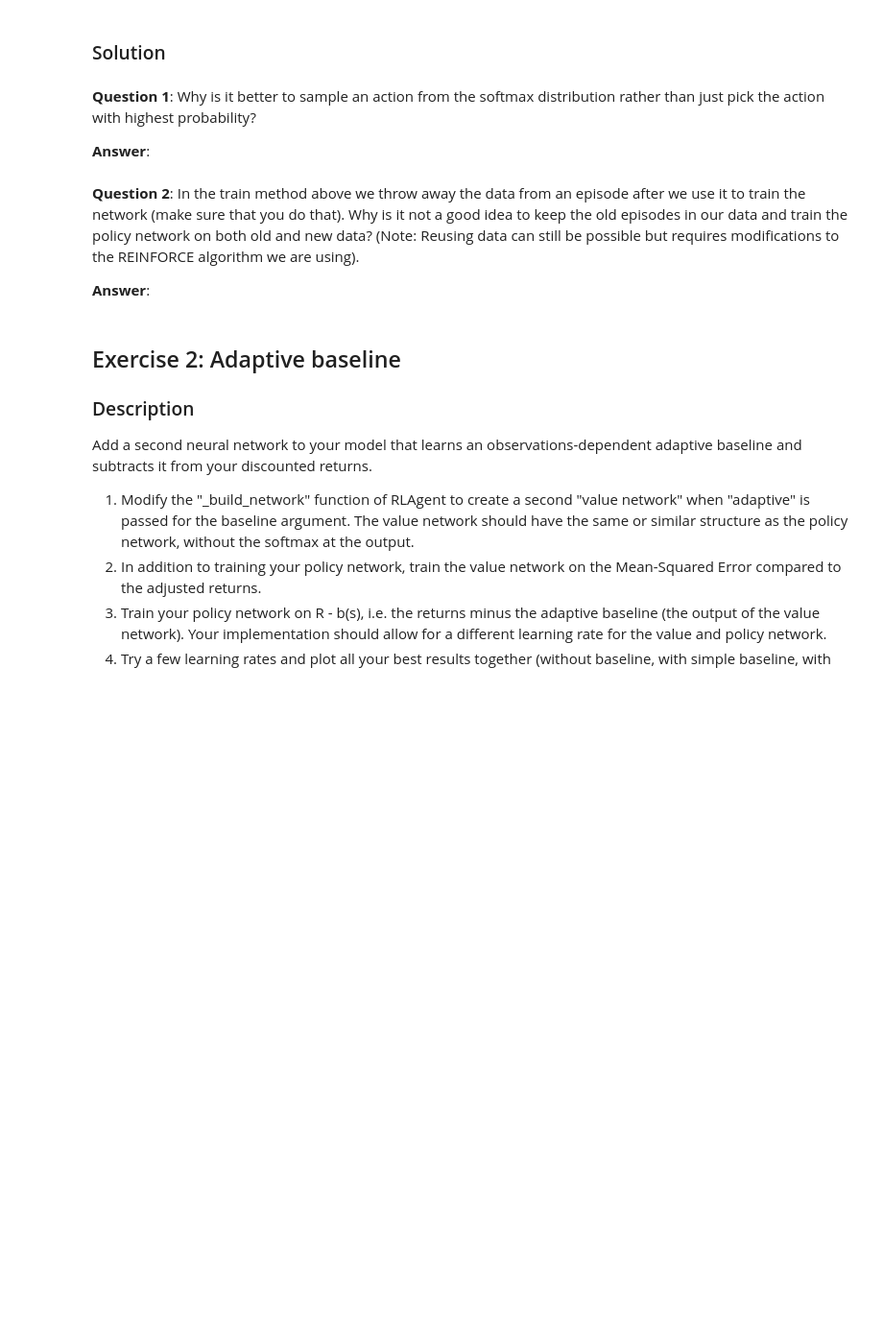
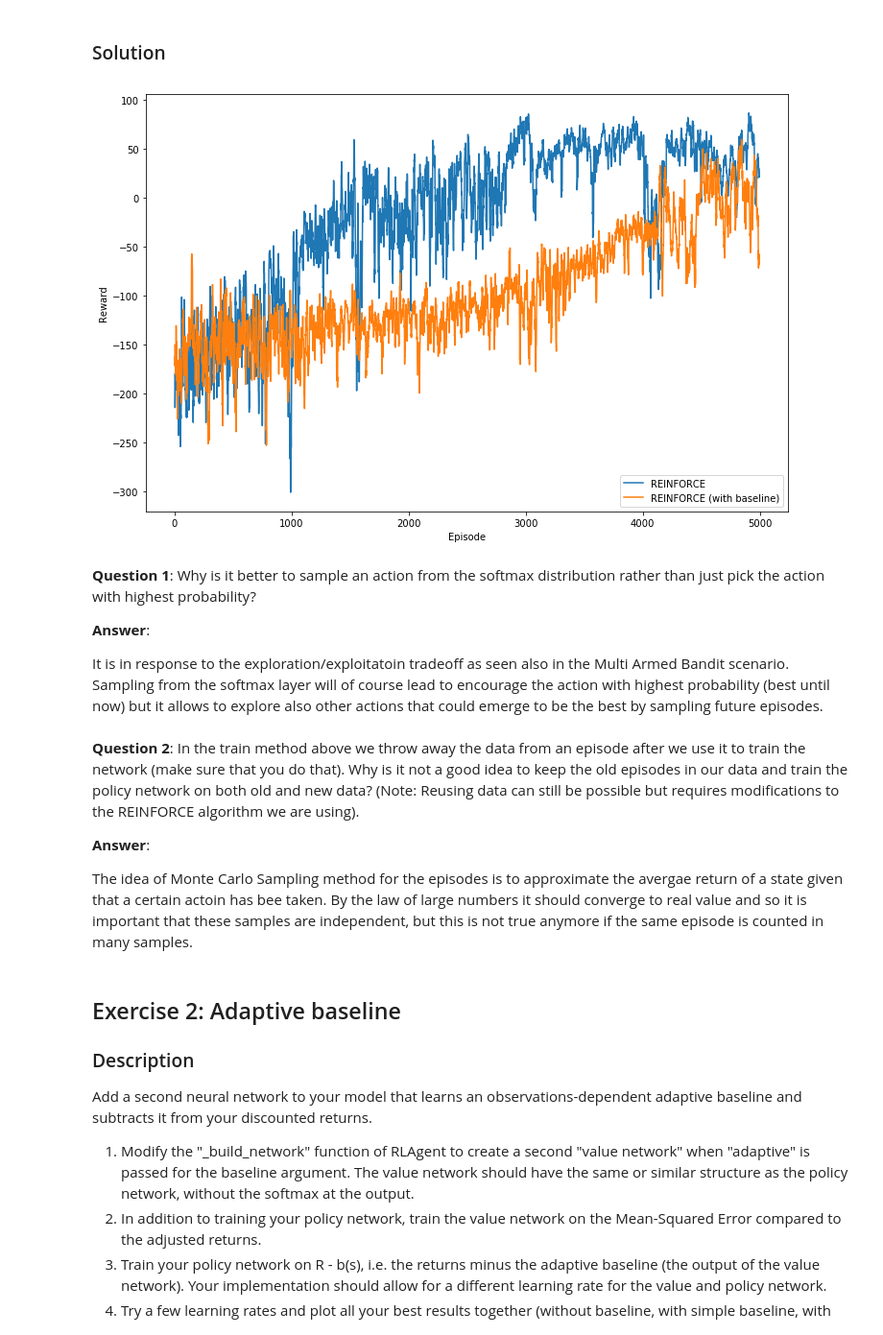
Before and after one commit to FrancescoPase/ANN, a Jupyter notebook: miniproject3_2019.ipynb, the cells around one changed output. Shown: that part at 96% size. Drawn from its saved outputs; the diff is of its cells as text; code cells hidden in the pictures; blank space fills up the shorter version.

```diff
--- a/miniproject3_2019.ipynb
+++ b/miniproject3_2019.ipynb
@@ -205,7 +209,7 @@ This is the method we will call to setup an experiment. Reinforcement learning u
 
 You don't need to add anything here; you will be working directly on the RL agent.
 # %%
-num_episodes = 1000
+num_episodes = 5000
 
 def run_experiment(experiment_name, env, num_episodes, policy_learning_rate = 0.001, value_learning_rate = 0.001,
                    baseline=None, entropy_cost = 0, max_ent_cost = 0):
@@ -443,20 +451,26 @@ WARNING: Running any experiments with the same names (first argument in run_expe
 # %%
 #Supply a filename here to load results from disk
 results = Results()
 policy_learning_rate = 0.001
-#episodes, _ = run_experiment("REINFORCE", discrete_env, num_episodes) #without baseline
-#episodes, _ = run_experiment("REINFORCE (with baseline)", discrete_env, num_episodes, #policy_learning_rate,
-#                             baseline='simple') #simple baseline
+episodes, _ = run_experiment("REINFORCE", discrete_env, num_episodes) #without baseline
+episodes, _ = run_experiment("REINFORCE (with baseline)", discrete_env, num_episodes, policy_learning_rate,
+                             baseline='simple') #simple baseline
+# %% [output]
+[figure, added]
 # %%
 render(episodes[-1], discrete_env)
 # %% [markdown]
 **Question 1**: Why is it better to sample an action from the softmax distribution rather than just pick the action with highest probability?
 
 **Answer**:
+
+It is in response to the exploration/exploitatoin tradeoff as seen also in the Multi Armed Bandit scenario. Sampling from the softmax layer will of course lead to encourage the action with highest probability (best until now) but it allows to explore also other actions that could emerge to be the best by sampling future episodes.
 # %% [markdown]
 **Question 2**: In the train method above we throw away the data from an episode after we use it to train the network (make sure that you do that). Why is it not a good idea to keep the old episodes in our data and train the policy network on both old and new data? (Note: Reusing data can still be possible but requires modifications to the REINFORCE algorithm we are using).
 
 **Answer**:
+
+The idea of Monte Carlo Sampling method for the episodes is to approximate the avergae return of a state given that a certain actoin has bee taken. By the law of large numbers it should converge to real value and so it is important that these samples are independent, but this is not true anymore if the same episode is counted in many samples.
 # %% [markdown]
 ## Exercise 2: Adaptive baseline
 ### Description
```
Also changed, not shown: parts of 6 cells of this notebook, 1 other file.
